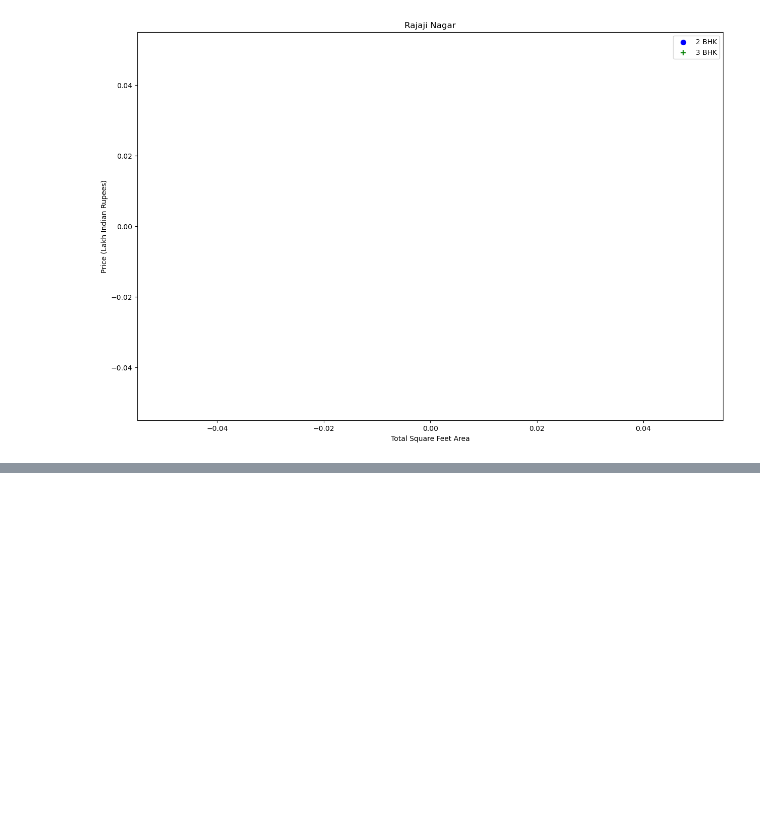
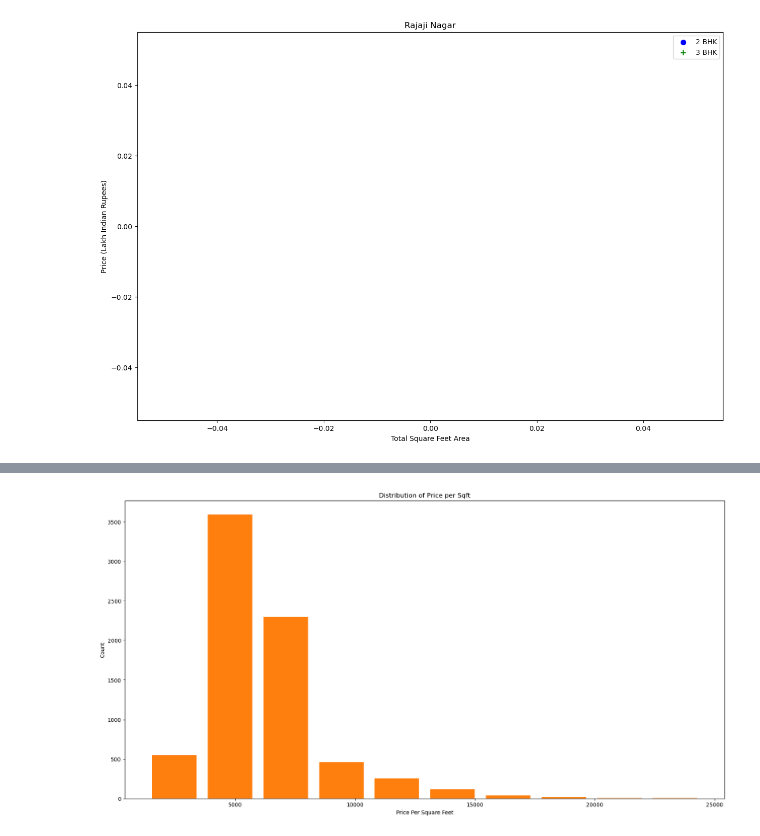
Before and after one commit to lakindu1234/Real-Estate-Price-Prediction-Project, a Jupyter notebook: Main_DS.ipynb, the cells around one changed output, grey strips where cells are left out. Saved outputs shown, nothing was run; the diff lists cells and outputs as text; code cells hidden in the pictures; blank space fills up the shorter version.

```diff
--- a/Main_DS.ipynb
+++ b/Main_DS.ipynb
@@ -337,0 +399,17 @@ plot_scatter_chart(df7,"Rajaji Nagar")
+# %%
+import matplotlib.pyplot as plt
+import matplotlib
+
+# Set figure size
+matplotlib.rcParams["figure.figsize"] = (20,10)
+
+# Plot histogram
+plt.hist(df8.price_per_sqft, rwidth=0.8)
+plt.xlabel("Price Per Square Feet")
+plt.ylabel("Count")
+plt.title("Distribution of Price per Sqft")
+
+# Show the plot
+plt.show()
+# %% [output]
+[figure, added]
```
Also changed, not shown: parts of 3 cells of this notebook.
